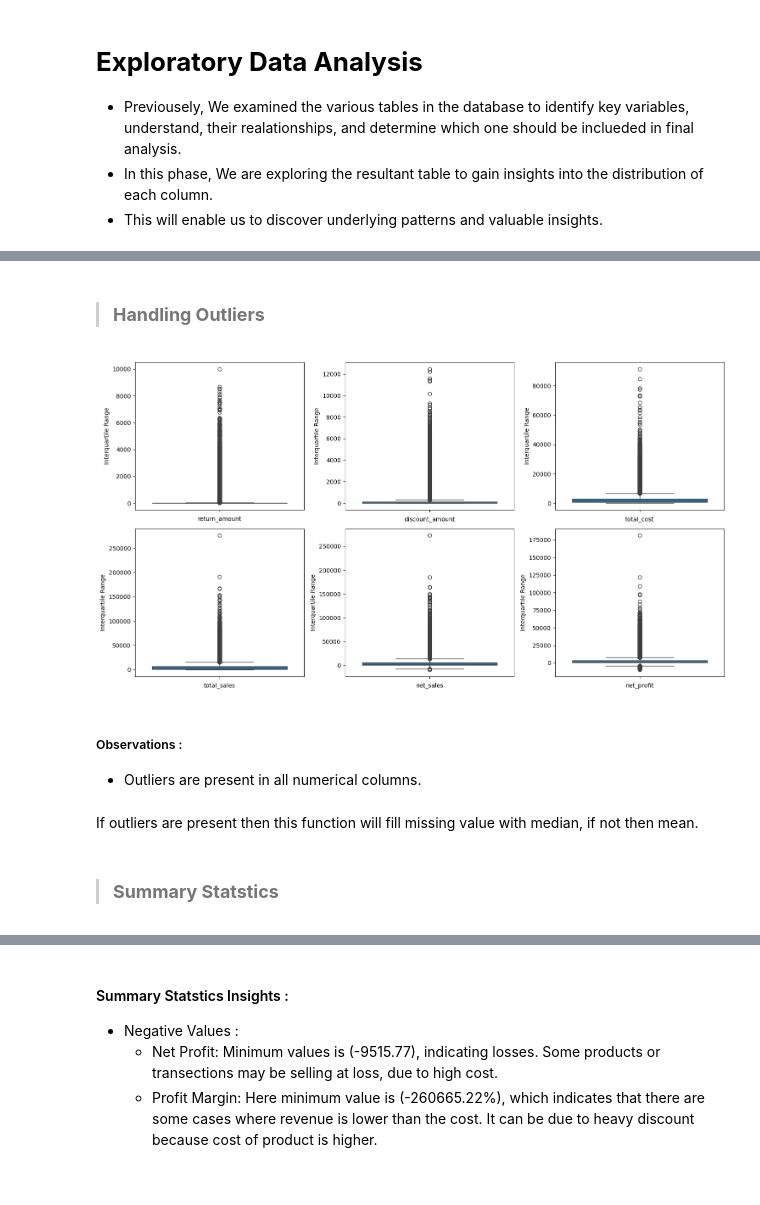
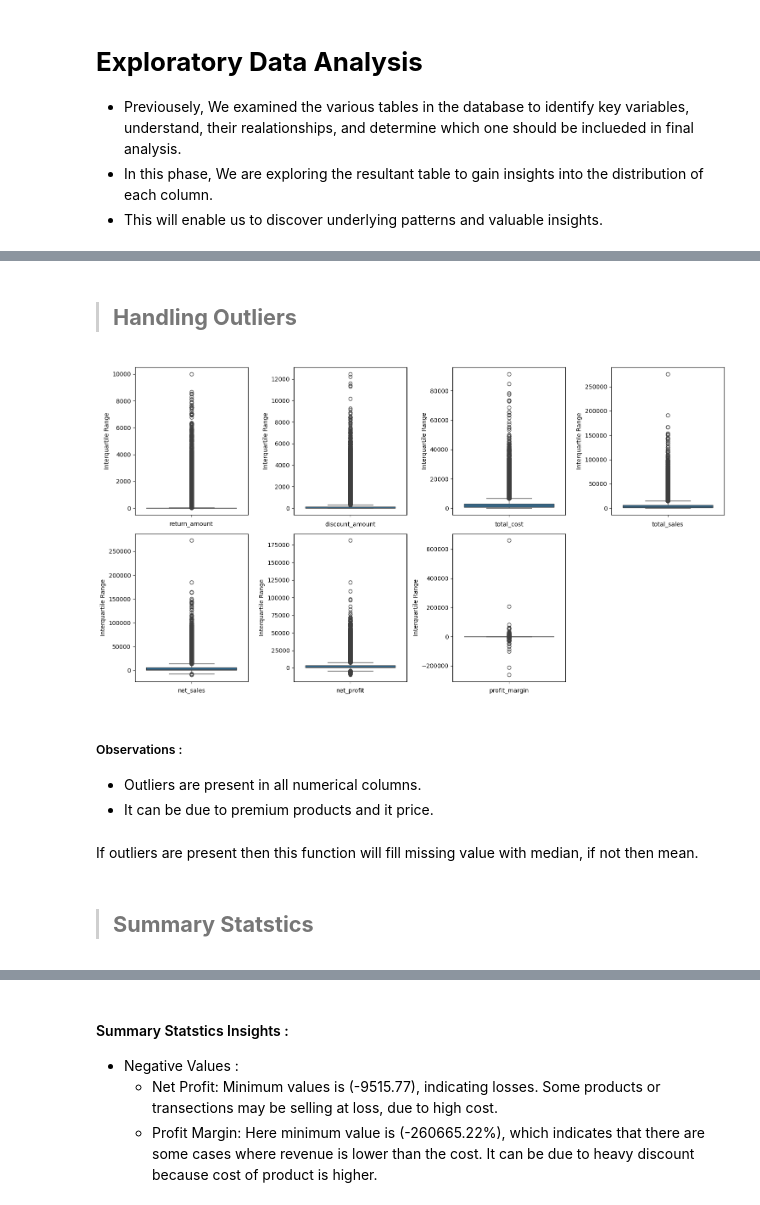
Before and after one commit to hemant4dsci/retail_e-commerce_sales_analytics, a Jupyter notebook: notebooks/02_exploratory_data_analysis.ipynb, the cells around one changed output, grey strips where cells are left out. Drawn from its saved outputs; the diff is of its cells as text; code cells hidden in the pictures.

```diff
--- a/notebooks/02_exploratory_data_analysis.ipynb
+++ b/notebooks/02_exploratory_data_analysis.ipynb
@@ -127,22 +130,23 @@ dtype: int64
 # %% [markdown]
->### **Handling Outliers**
+>## **Handling Outliers**
 # %%
 # Box plots to show if outliers are present
 numerical_cols = df.select_dtypes(include=["float64"]).columns
 
 plt.figure(figsize=(15, 8))
 for i, col in enumerate(numerical_cols):
-    plt.subplot(2, 3, i + 1)  # Adjust Grid layout as needed
+    plt.subplot(2, 4, i + 1)  # Adjust Grid layout as needed
     sns.boxplot(y=df[col])
     plt.xlabel(col)
     plt.ylabel("Interquartile Range")
 plt.tight_layout()
 plt.show()
 # %% [output]
-[figure, old version]
+[figure, new version]
 # %% [markdown]
 ##### Observations :
 - Outliers are present in all numerical columns.
+- It can be due to premium products and it price.
 # %%
 # Function to check for outliers using IQR method
 def has_outliers(data_column):
@@ -179,7 +183,7 @@ fill_missing_value(df, "net_profit", outliers_net_profit)
 # %% [markdown]
 If outliers are present then this function will fill missing value with median, if not then mean.
 # %% [markdown]
->### **Summary Statstics**
+>## **Summary Statstics**
 # %%
 df.describe()
 # %% [output]
```
Also changed, not shown: parts of 34 cells of this notebook.
